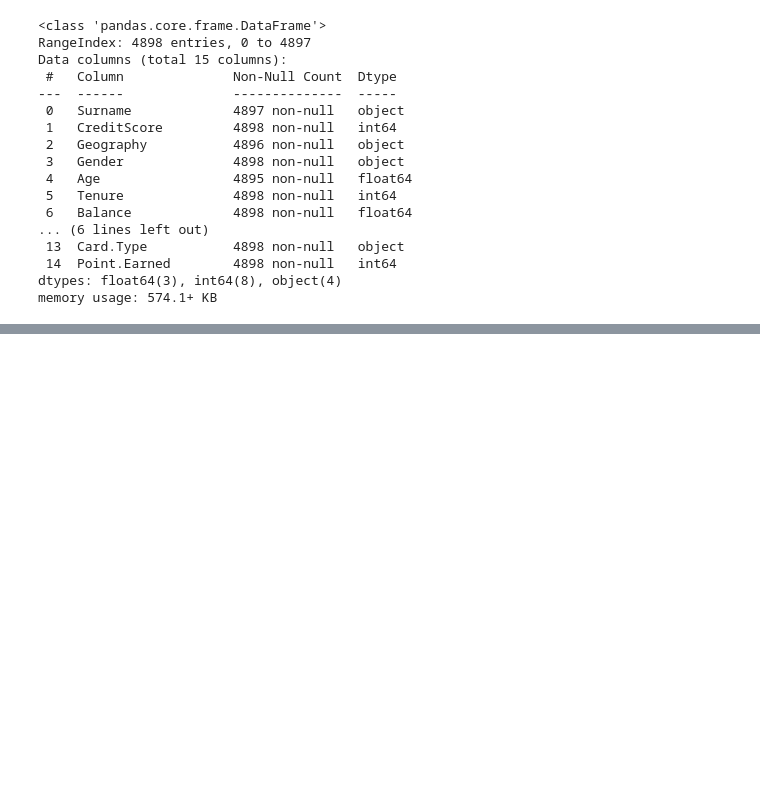
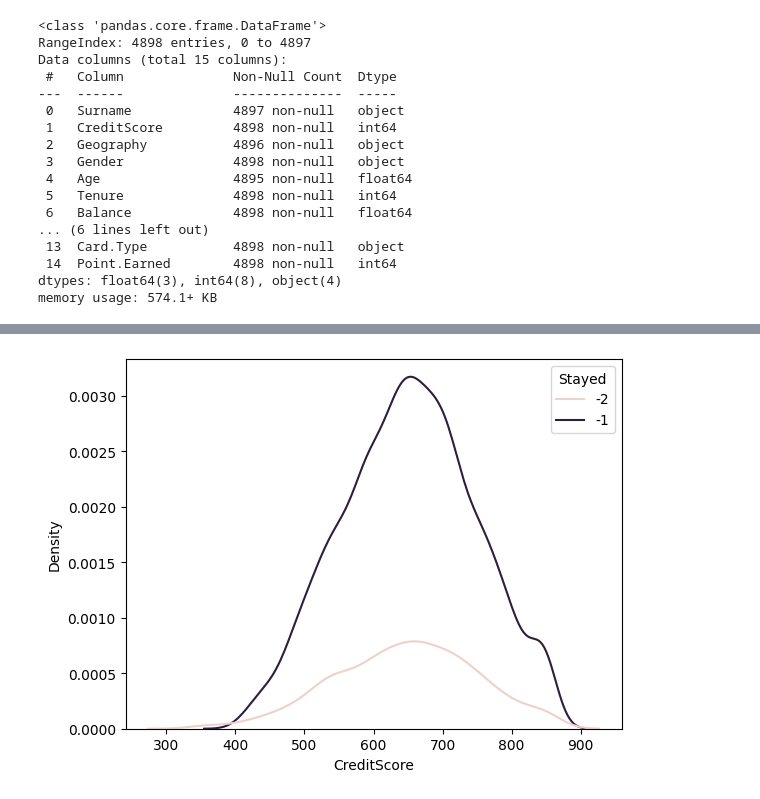
Before and after one commit to filiptrivan/mini-ml-projects, a Jupyter notebook: decision-tree.ipynb, the cells around one changed output, grey strips where cells are left out. Cells and saved outputs as stored; diff of their text form; code cells hidden in the pictures; blank space fills up the shorter version.

```diff
--- a/decision-tree.ipynb
+++ b/decision-tree.ipynb
@@ -48,0 +87,10 @@ memory usage: 650.0+ KB
+# %%
+import seaborn as sns
+
+sns.kdeplot(data=data, x='CreditScore', hue='Stayed')
+plt.show()
+
+#Ne treba zadržati CreditScore jer se raspodele za varijablu Stayed (Yes/No) gotovo potpuno preklapaju i atribut ne doprinosi razdvajanju klasa.
+data.drop(columns=['CreditScore'], inplace=True)
+# %% [output]
+[figure, added]
```
Also changed, not shown: parts of 6 cells of this notebook.
